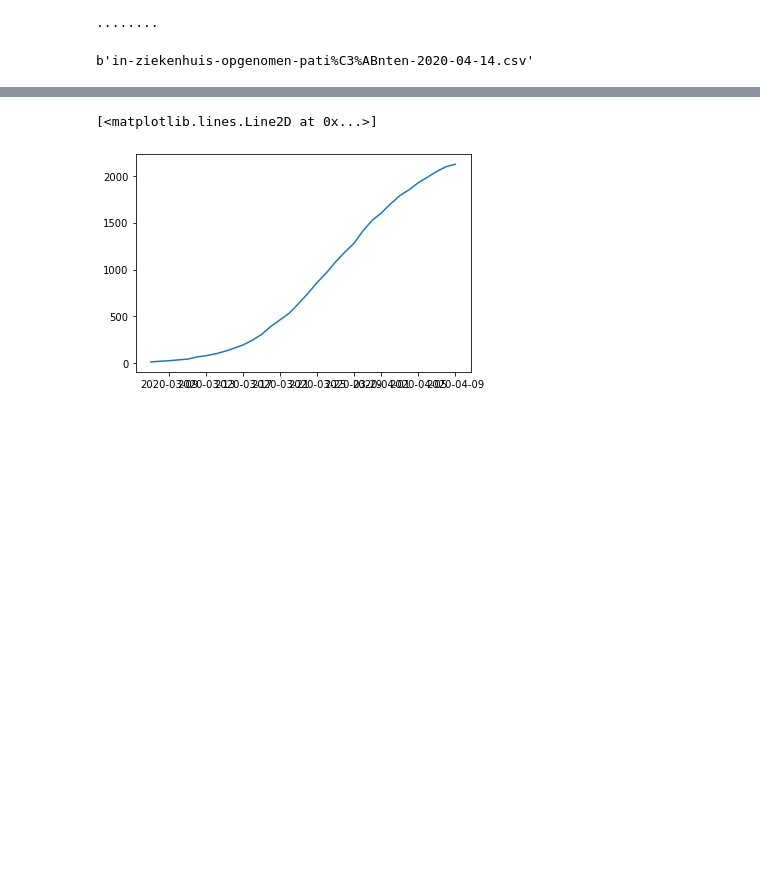
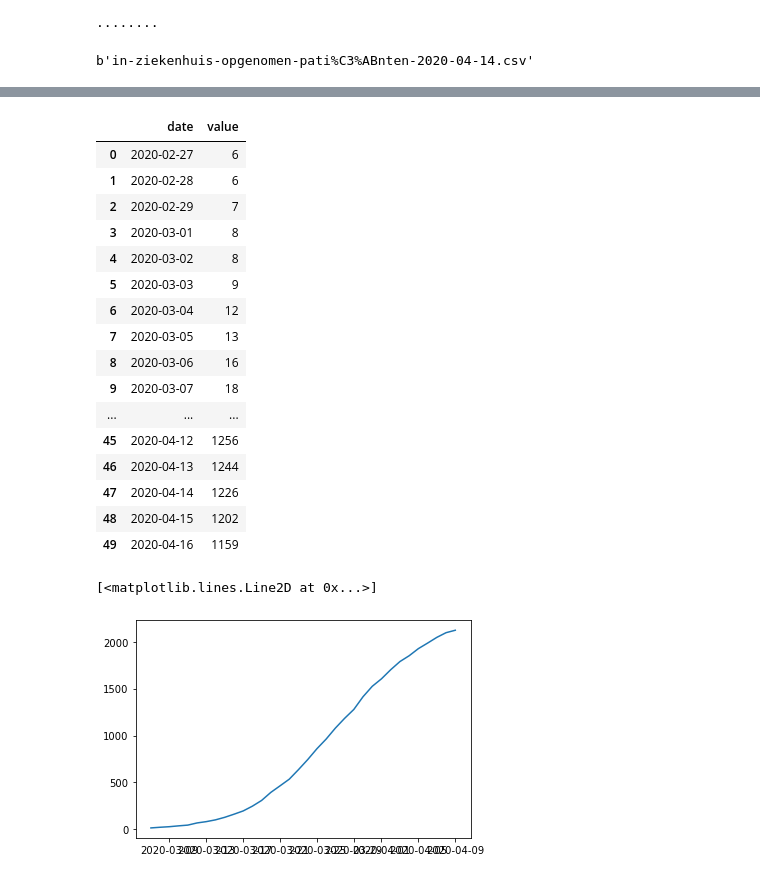
Before and after one commit to ste7anste7an/corona, a Jupyter notebook: logistic_ic.ipynb, the cells around one changed output, grey strips where cells are left out. Drawn from its saved outputs; the diff is of its cells as text; code cells hidden in the pictures; blank space fills up the shorter version.

```diff
--- a/logistic_ic.ipynb
+++ b/logistic_ic.ipynb
@@ -293,3 +292,30 @@ Parameters([('L', <Parameter 'L', value=1798.9127178585259 +/- 7.63, bounds=[-in
+# %%
+json_ic=get_url(intake_count)
+df_ic=pd.read_json(json_ic,convert_dates=True)
+#intake=dd[['date','intakeCumulative']]
+#intake=dd[['date','value']]
+y=df_ic['value']
+dates=df_ic['date']
+df_ic.to_latex('tabel_ic_aanwezig.tex')
+df_ic
+# %% [output]
+|  | date | value |
+| 0 | 2020-02-27 | 6 |
+| 1 | 2020-02-28 | 6 |
+| 2 | 2020-02-29 | 7 |
+| 3 | 2020-03-01 | 8 |
+| 4 | 2020-03-02 | 8 |
+| 5 | 2020-03-03 | 9 |
+| 6 | 2020-03-04 | 12 |
+| 7 | 2020-03-05 | 13 |
+| 8 | 2020-03-06 | 16 |
+| 9 | 2020-03-07 | 18 |
+| ... | ... | ... |
+| 45 | 2020-04-12 | 1256 |
+| 46 | 2020-04-13 | 1244 |
+| 47 | 2020-04-14 | 1226 |
+| 48 | 2020-04-15 | 1202 |
+| 49 | 2020-04-16 | 1159 |
 # %%
 %matplotlib inline
 plt.plot(dates,y)
```
Also changed, not shown: parts of 8 cells of this notebook.
